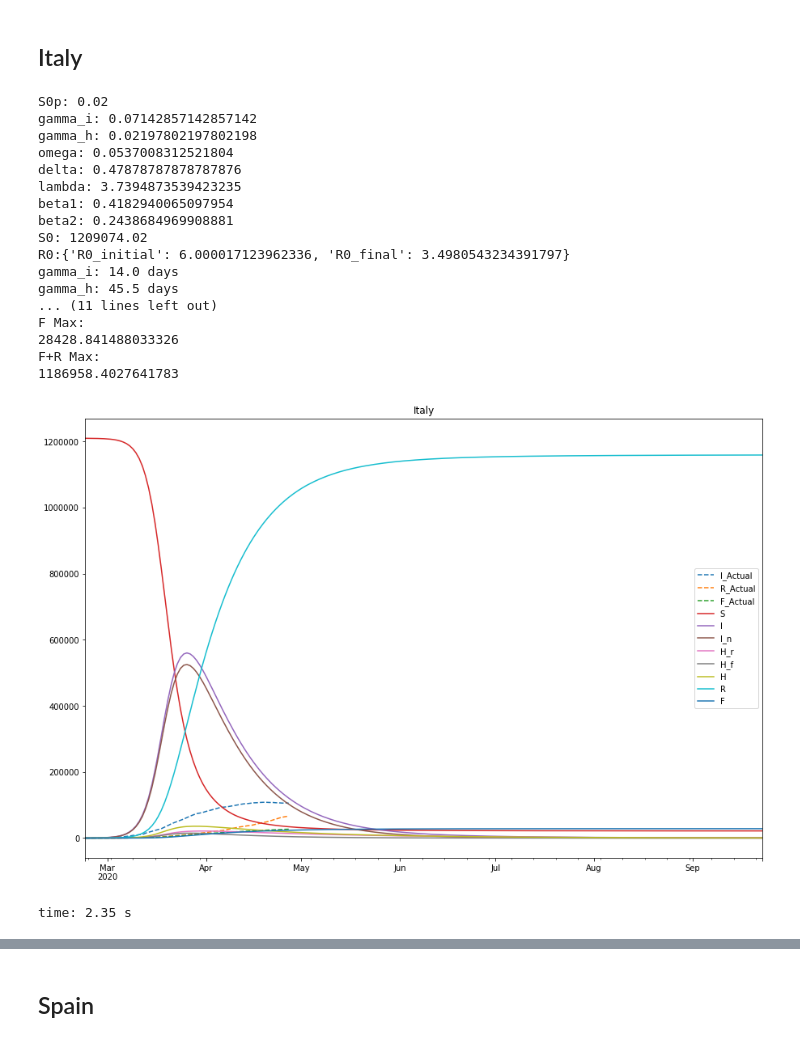
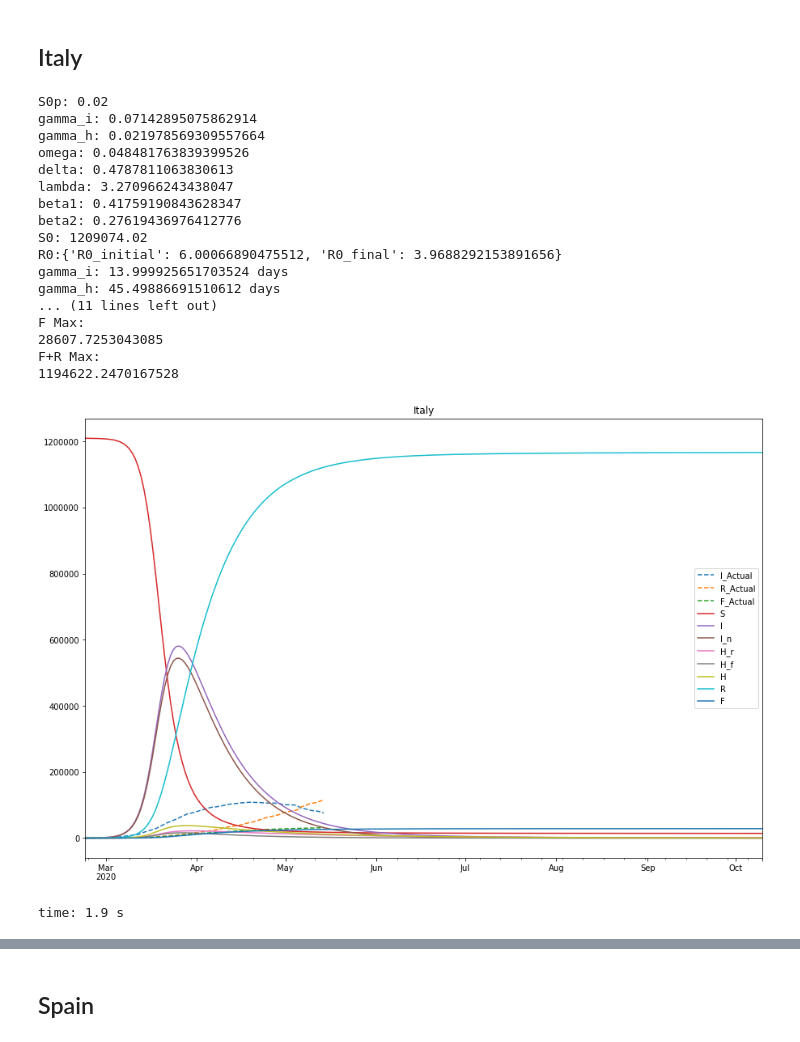
Before and after one commit to comunidadexp/sirfh-covid, a Jupyter notebook: Case Study - Sigmoid SIRFH.ipynb, the cells around one changed output, grey strips where cells are left out. Saved outputs shown, nothing was run; the diff lists cells and outputs as text; code cells hidden in the pictures.

```diff
--- a/Case Study - Sigmoid SIRFH.ipynb
+++ b/Case Study - Sigmoid SIRFH.ipynb
@@ -16,6 +16,14 @@ yellow = (240/255, 203/255, 105/255)
 grey = (153/255, 153/255, 153/255)
 faded_grey = (153/255, 153/255, 153/255, .25)
 red = (220/255, 83/255, 86/255)
+
+
+smallfigsize=(6.5,3.5)
+#smallfigsize=(15.0,8.0)
+midfigsize=(16.0 ,3.5)
+bigfigsize=(16, 7)
+
+cut_sample_date = None
 # %% [markdown]
 # Case Study for Spain, South Korea, US, Italy and Brazil
 # %% [markdown]
@@ -289,7 +269,7 @@ t1 = SIRFH_Sigmoid(country = 'Italy',
          },
 
          parameter_bounds = {
-             'S0p': (.0001, .02),
+             'S0p': (.005, .02),
          #    'delta': (0, deltaUpperBound),
          #    'beta1': (0.20, 1.5),
          #    'beta2': (0.20, 1.5),
@@ -303,49 +283,51 @@ t1 = SIRFH_Sigmoid(country = 'Italy',
          constraints_bounds = {
              'R0': (1,6),
          },
+
+         cut_sample_date = cut_sample_date
 
          )
 
 #t1.train_S0()
 t1.train()
 #t1.train_S0_joint()
 
 #options={'eps': 5e-3, }
 #options={'eps': 1e-3, 'ftol': 1e-7}
 print(t1.parameter_bounds)
 
 print('\nI Max:')
 print(t1.df.I.max())
 print('Est:')
 print(t1.df.I.max()*.15)
 print('H Max:')
 print(t1.df['H'].max())
 print('R Max:')
 print(t1.df['R'].max())
 print('F Max:')
 print(t1.df['F'].max())
 print('F+R Max:')
 print(t1.df['F'].max()+t1.df['R'].max())
 
 #t1.outOfSample_forecast(dt.datetime(2020, 4, 1))
 t1.main_plot()
 # %% [output]
 S0p: 0.02
-gamma_i: 0.07142857142857142
-gamma_h: 0.02197802197802198
-omega: 0.0537008312521804
-delta: 0.47878787878787876
-lambda: 3.7394873539423235
-beta1: 0.4182940065097954
-beta2: 0.2438684969908881
+gamma_i: 0.07142895075862914
+gamma_h: 0.021978569309557664
+omega: 0.048481763839399526
+delta: 0.4787811063830613
+lambda: 3.270966243438047
+beta1: 0.41759190843628347
+beta2: 0.27619436976412776
 S0: 1209074.02
-R0:{'R0_initial': 6.000017123962336, 'R0_final': 3.4980543234391797}
-gamma_i: 14.0 days
-gamma_h: 45.5 days
+R0:{'R0_initial': 6.00066890475512, 'R0_final': 3.9688292153891656}
+gamma_i: 13.999925651703524 days
+gamma_h: 45.49886691510612 days
 ... (11 lines left out)
 F Max:
-28428.841488033326
+28607.7253043085
 F+R Max:
-1186958.4027641783
+1194622.2470167528
-[figure, old version]
+[figure, new version]
-time: 2.35 s
+time: 1.9 s
```
Also changed, not shown: parts of 89 cells of this notebook, 14 other files.
